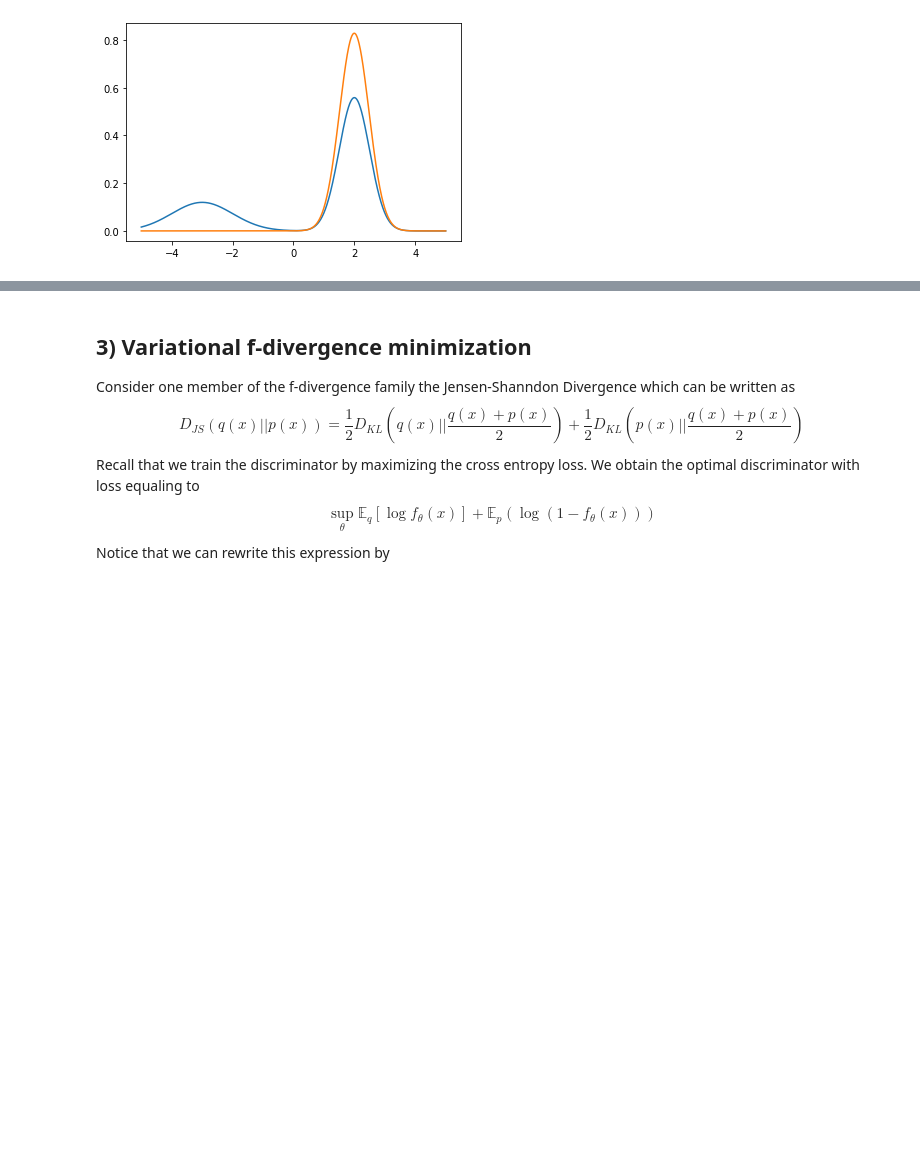
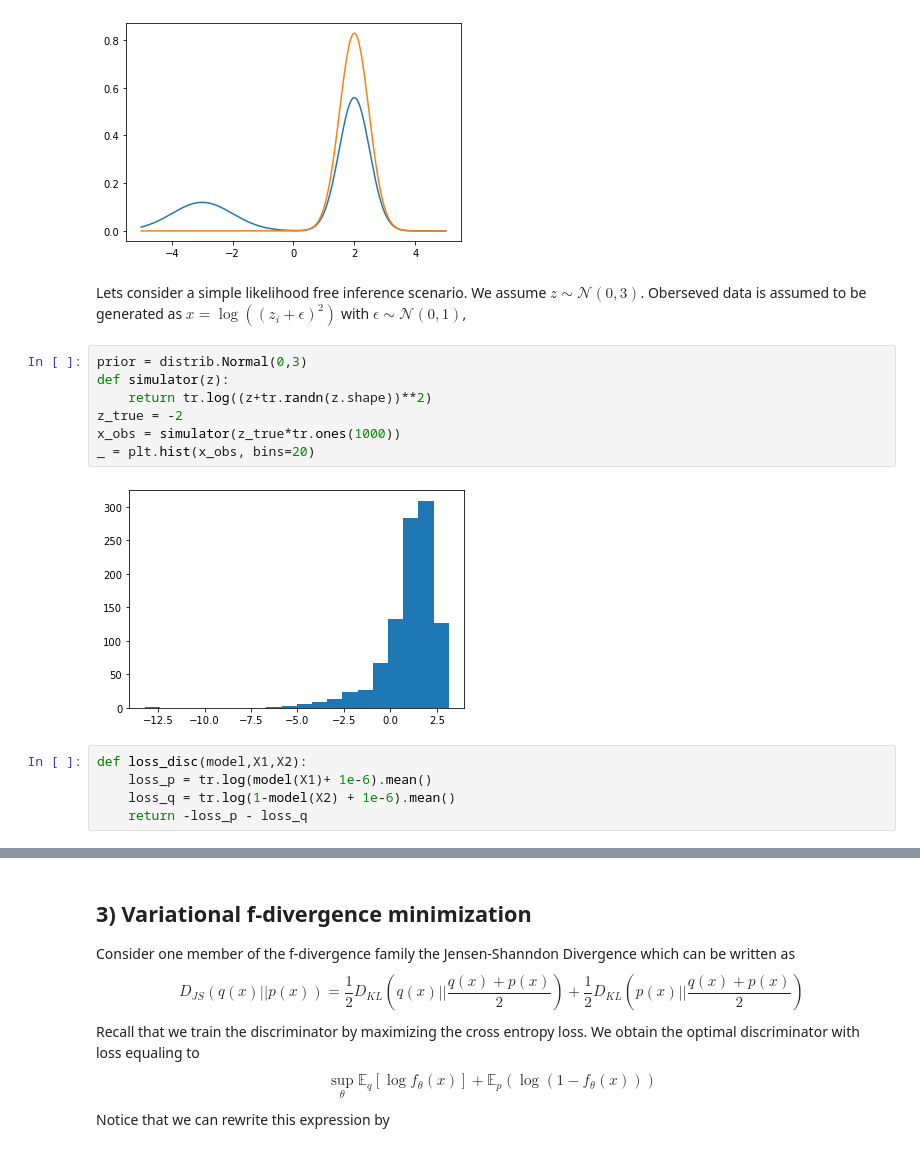
Before and after one commit to manuelgloeckler/Normalizing-Flows--Likelihood-free-inference--Implicit-divergence-minimization, a Jupyter notebook: 08_density ratio estimation.ipynb, the cells around one changed output, grey strips where cells are left out. Saved outputs shown, nothing was run; the diff lists cells and outputs as text; blank space fills up the shorter version.

Commit message:
ll_free_inference with joint contrastive variational inference added

```diff
--- a/08_density ratio estimation.ipynb
+++ b/08_density ratio estimation.ipynb
@@ -283,3 +281,19 @@ plt.plot(x,q.log_prob(x).detach().exp())
 # %% [output]
 [<matplotlib.lines.Line2D at 0x...>]
 [figure]
+# %% [markdown]
+Lets consider a simple likelihood free inference scenario. We assume $z \sim \mathcal{N}(0,3)$. Oberseved data is assumed to be generated  as $x = \log((z_i+\epsilon)^2)$ with $\epsilon \sim \mathcal{N}(0,1)$,
+# %%
+prior = distrib.Normal(0,3)
+def simulator(z):
+    return tr.log((z+tr.randn(z.shape))**2)
+z_true = -2
+x_obs = simulator(z_true*tr.ones(1000))
+_ = plt.hist(x_obs, bins=20)
+# %% [output]
+[figure, added]
+# %%
+def loss_disc(model,X1,X2):
+    loss_p = tr.log(model(X1)+ 1e-6).mean()
+    loss_q = tr.log(1-model(X2) + 1e-6).mean()
+    return -loss_p - loss_q
```
Also changed, not shown: parts of 6 cells of this notebook, 2 other files.
